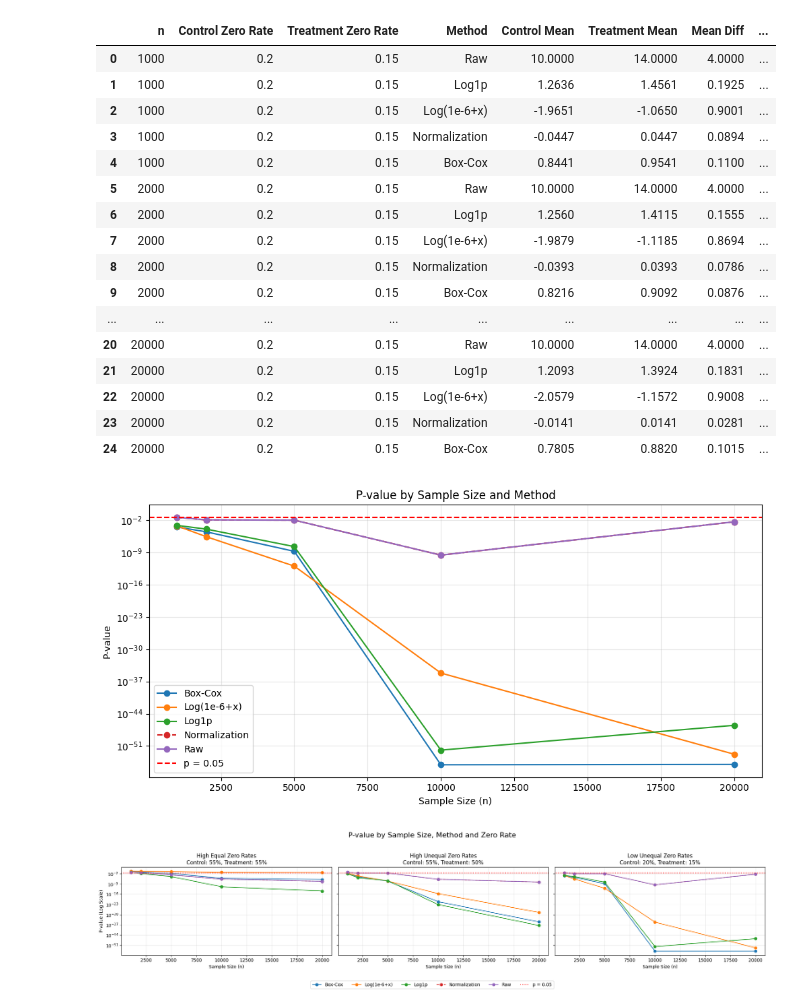
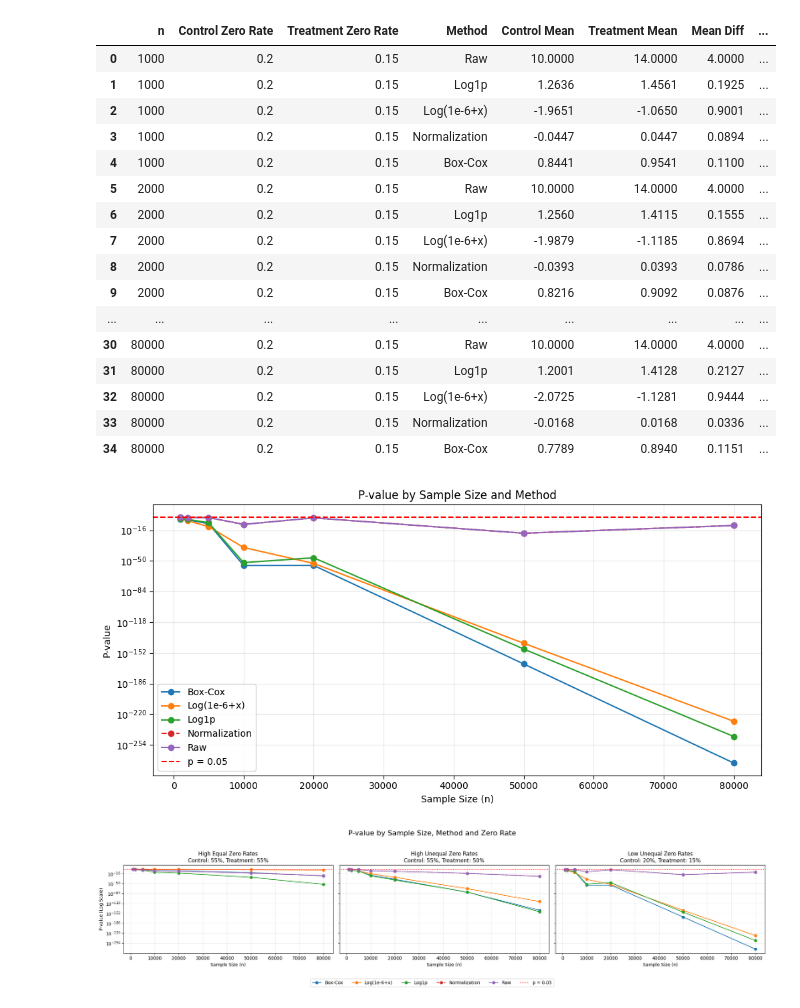
Before and after one commit to sichaoj/DS_coding, a Jupyter notebook: LogTransform_II.ipynb, the cells around one changed output. Saved outputs shown, nothing was run; the diff lists cells and outputs as text; code cells hidden in the pictures.

```diff
--- a/LogTransform_II.ipynb
+++ b/LogTransform_II.ipynb
@@ -85,7 +97,7 @@ def run_simulation(n=1000, control_zero_rate=0.25, treatment_zero_rate=0.20, see
 
 
 # Parameters (n is sample size per group)
-n_values = [1000, 2000, 5000, 10000, 20000]
+n_values = [1000, 2000, 5000, 10000, 20000, 50000, 80000]
 control_zero_rate = 0.20
 treatment_zero_rate = 0.15
 
@@ -109,39 +121,39 @@ plt.figure(figsize=(10, 5))
 for method, group in results.groupby("Method"):
     group = group.sort_values("n")
     plt.plot(group["n"], group["P-value"],
              marker="o", label=method,
              linestyle="--" if method == "Normalization" else "-")
 
 # Statistical significance threshold
 plt.axhline(y=0.05, color="red", linestyle="--", label="p = 0.05")
 
 plt.xlabel("Sample Size (n)")
 plt.ylabel("P-value")
 plt.title("P-value by Sample Size and Method")
 plt.tight_layout()
 plt.legend()
 plt.yscale("log")
 plt.grid(alpha=0.3)
 plt.show()
 # %% [output]
 |  | n | Control Zero Rate | Treatment Zero Rate | Method | Control Mean | Treatment Mean | Mean Diff | ... |
 | 0 | 1000 | 0.2 | 0.15 | Raw | 10.0000 | 14.0000 | 4.0000 | ... |
 | 1 | 1000 | 0.2 | 0.15 | Log1p | 1.2636 | 1.4561 | 0.1925 | ... |
 | 2 | 1000 | 0.2 | 0.15 | Log(1e-6+x) | -1.9651 | -1.0650 | 0.9001 | ... |
 | 3 | 1000 | 0.2 | 0.15 | Normalization | -0.0447 | 0.0447 | 0.0894 | ... |
 | 4 | 1000 | 0.2 | 0.15 | Box-Cox | 0.8441 | 0.9541 | 0.1100 | ... |
 | 5 | 2000 | 0.2 | 0.15 | Raw | 10.0000 | 14.0000 | 4.0000 | ... |
 | 6 | 2000 | 0.2 | 0.15 | Log1p | 1.2560 | 1.4115 | 0.1555 | ... |
 | 7 | 2000 | 0.2 | 0.15 | Log(1e-6+x) | -1.9879 | -1.1185 | 0.8694 | ... |
 | 8 | 2000 | 0.2 | 0.15 | Normalization | -0.0393 | 0.0393 | 0.0786 | ... |
 | 9 | 2000 | 0.2 | 0.15 | Box-Cox | 0.8216 | 0.9092 | 0.0876 | ... |
 | ... | ... | ... | ... | ... | ... | ... | ... | ... |
-| 20 | 20000 | 0.2 | 0.15 | Raw | 10.0000 | 14.0000 | 4.0000 | ... |
-| 21 | 20000 | 0.2 | 0.15 | Log1p | 1.2093 | 1.3924 | 0.1831 | ... |
-| 22 | 20000 | 0.2 | 0.15 | Log(1e-6+x) | -2.0579 | -1.1572 | 0.9008 | ... |
-| 23 | 20000 | 0.2 | 0.15 | Normalization | -0.0141 | 0.0141 | 0.0281 | ... |
-| 24 | 20000 | 0.2 | 0.15 | Box-Cox | 0.7805 | 0.8820 | 0.1015 | ... |
+| 30 | 80000 | 0.2 | 0.15 | Raw | 10.0000 | 14.0000 | 4.0000 | ... |
+| 31 | 80000 | 0.2 | 0.15 | Log1p | 1.2001 | 1.4128 | 0.2127 | ... |
+| 32 | 80000 | 0.2 | 0.15 | Log(1e-6+x) | -2.0725 | -1.1281 | 0.9444 | ... |
+| 33 | 80000 | 0.2 | 0.15 | Normalization | -0.0168 | 0.0168 | 0.0336 | ... |
+| 34 | 80000 | 0.2 | 0.15 | Box-Cox | 0.7789 | 0.8940 | 0.1151 | ... |
-[figure, old version]
+[figure, new version]
 # %%
 import matplotlib.pyplot as plt
 
@@ -198,4 +210,4 @@ fig.suptitle(
 plt.tight_layout(rect=[0, 0.1, 1, 0.95])
 plt.show()
 # %% [output]
-[figure, old version]
+[figure, new version]
```
Also changed, not shown: parts of 4 cells of this notebook.
